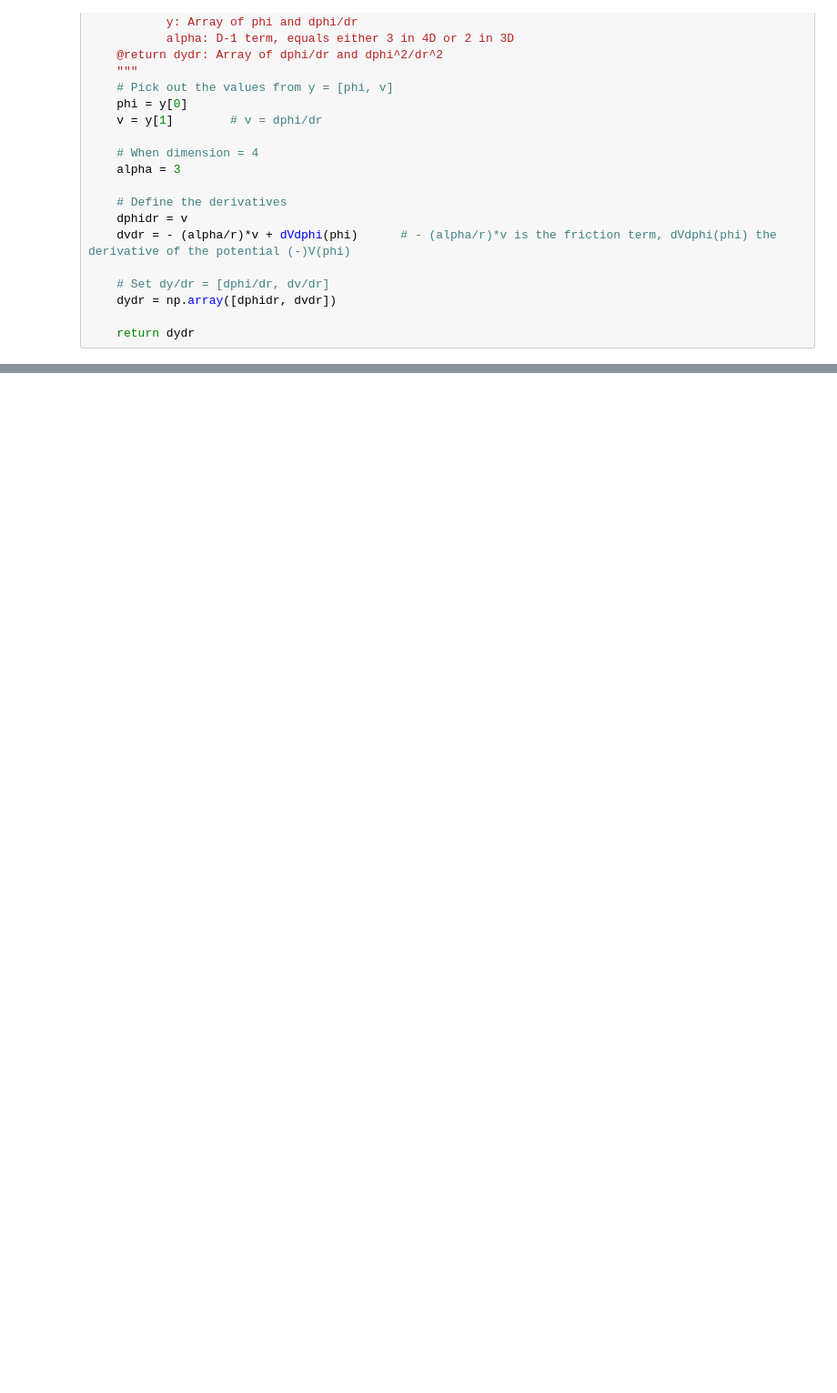
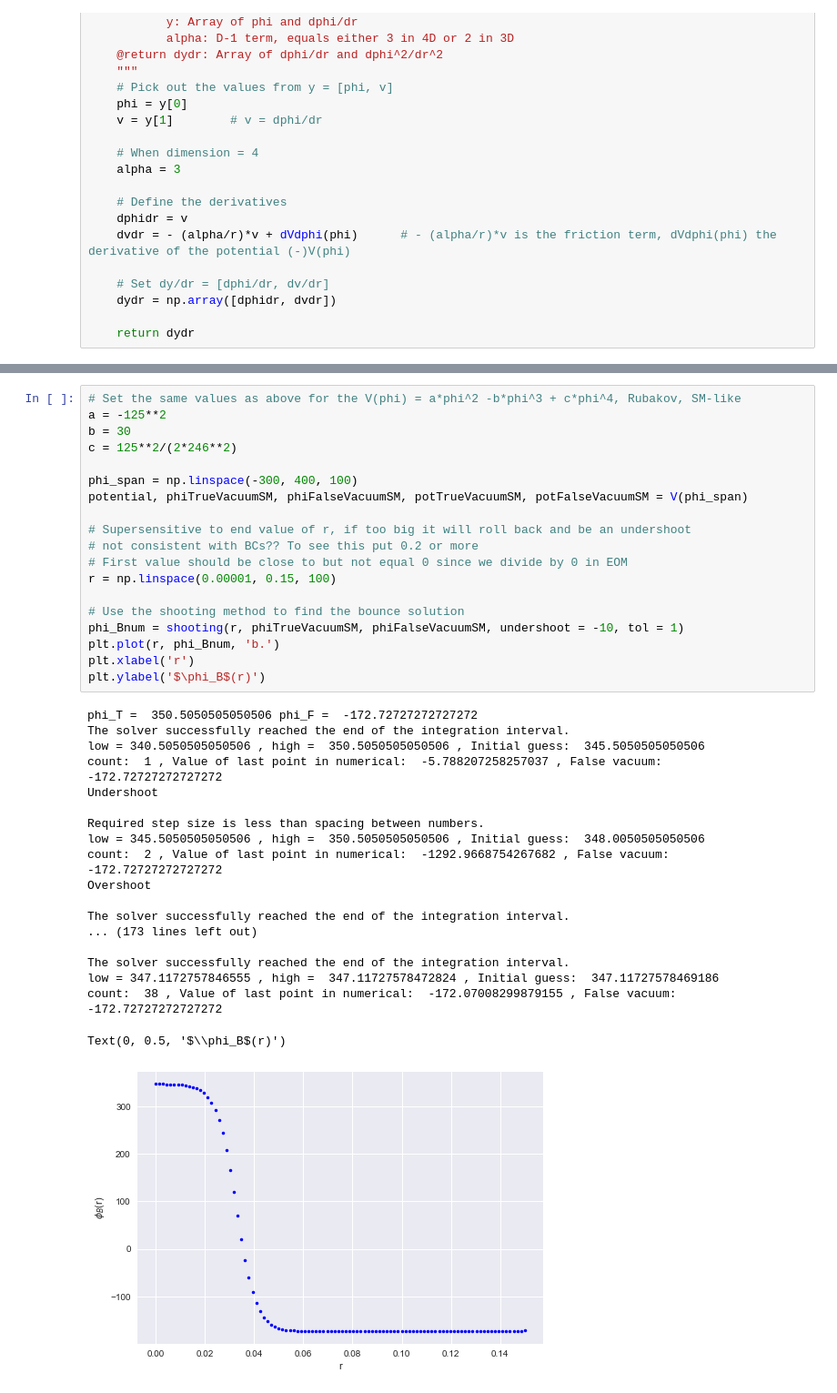
Before and after one commit to magdavdv/project, a Jupyter notebook: Bounce.ipynb, the cells around one changed output, grey strips where cells are left out. Shown at 91% size. Cells and saved outputs as stored; diff of their text form; blank space fills up the shorter version.

```diff
--- a/Bounce.ipynb
+++ b/Bounce.ipynb
@@ -293,0 +323,39 @@ ValueError: x and y must have same first dimension, but have shapes (100,) and (
+# %%
+# Set the same values as above for the V(phi) = a*phi^2 -b*phi^3 + c*phi^4, Rubakov, SM-like
+a = -125**2
+b = 30
+c = 125**2/(2*246**2)
+
+phi_span = np.linspace(-300, 400, 100)
+potential, phiTrueVacuumSM, phiFalseVacuumSM, potTrueVacuumSM, potFalseVacuumSM = V(phi_span)
+
+# Supersensitive to end value of r, if too big it will roll back and be an undershoot
+# not consistent with BCs?? To see this put 0.2 or more
+# First value should be close to but not equal 0 since we divide by 0 in EOM
+r = np.linspace(0.00001, 0.15, 100)
+
+# Use the shooting method to find the bounce solution
+phi_Bnum = shooting(r, phiTrueVacuumSM, phiFalseVacuumSM, undershoot = -10, tol = 1)
+plt.plot(r, phi_Bnum, 'b.')
+plt.xlabel('r')
+plt.ylabel('$\phi_B$(r)')
+# %% [output]
+phi_T =  350.5050505050506 phi_F =  -172.72727272727272
+The solver successfully reached the end of the integration interval.
+low = 340.5050505050506 , high =  350.5050505050506 , Initial guess:  345.5050505050506
+count:  1 , Value of last point in numerical:  -5.788207258257037 , False vacuum:  -172.72727272727272
+Undershoot
+
+Required step size is less than spacing between numbers.
+low = 345.5050505050506 , high =  350.5050505050506 , Initial guess:  348.0050505050506
+count:  2 , Value of last point in numerical:  -1292.9668754267682 , False vacuum:  -172.72727272727272
+Overshoot
+
+The solver successfully reached the end of the integration interval.
+... (173 lines left out)
+
+The solver successfully reached the end of the integration interval.
+low = 347.1172757846555 , high =  347.11727578472824 , Initial guess:  347.11727578469186
+count:  38 , Value of last point in numerical:  -172.07008299879155 , False vacuum:  -172.72727272727272
+Text(0, 0.5, '$\\phi_B$(r)')
+[figure, added]
```
Also changed, not shown: parts of 8 cells of this notebook.
